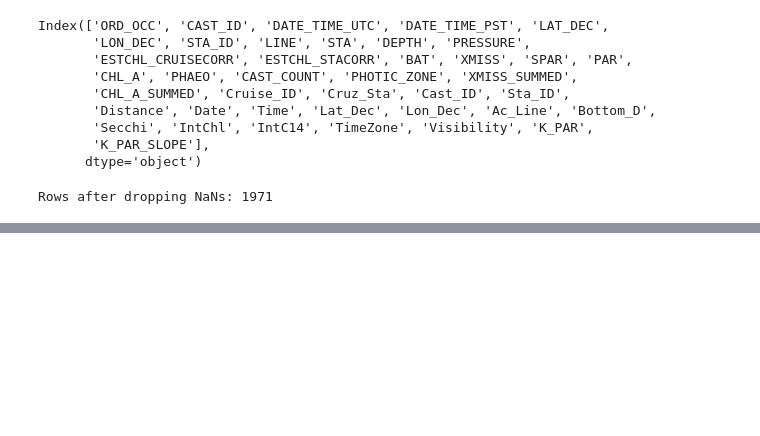
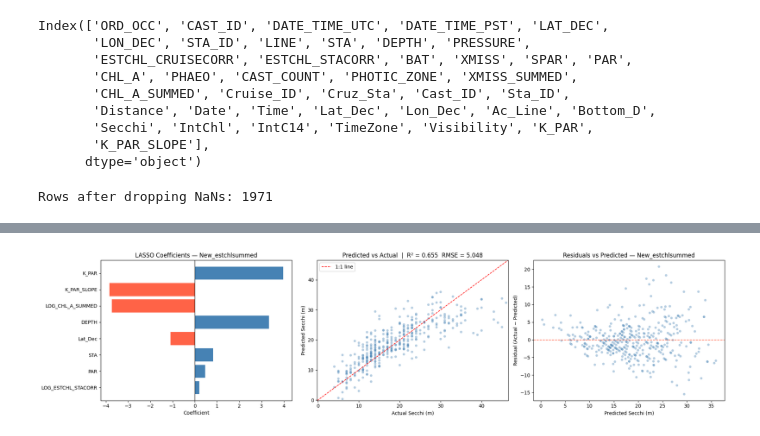
Before and after one commit to LucasC212/Scripps-Light-Attenuation-Capstone-Project, a Jupyter notebook: scripts/Lucas-LASSO-enhanced47.ipynb, the cells around one changed output, grey strips where cells are left out. Saved outputs shown, nothing was run; the diff lists cells and outputs as text; code cells hidden in the pictures; blank space fills up the shorter version.

```diff
--- a/scripts/Lucas-LASSO-enhanced47.ipynb
+++ b/scripts/Lucas-LASSO-enhanced47.ipynb
@@ -300,0 +469,39 @@ plt.show()
+# %%
+# ── Diagnostics — New_estchlsummed refit ─────────────────────────────────────
+residuals_new = y_new_test - y_new_pred
+
+fig, axes = plt.subplots(1, 3, figsize=(20, 5))
+
+# 1. Coefficient bar chart
+ax = axes[0]
+colors = ['tomato' if c < 0 else 'steelblue' for c in coef_new_df['Coefficient']]
+ax.barh(coef_new_df['Feature'], coef_new_df['Coefficient'], color=colors)
+ax.axvline(0, color='black', linewidth=0.8)
+ax.set_xlabel('Coefficient')
+ax.set_title('LASSO Coefficients — New_estchlsummed')
+ax.invert_yaxis()
+
+# 2. Predicted vs Actual
+ax = axes[1]
+lims = [min(y_new_test.min(), y_new_pred.min()) - 0.5,
+        max(y_new_test.max(), y_new_pred.max()) + 0.5]
+ax.scatter(y_new_test, y_new_pred, alpha=0.4, edgecolors='none', color='steelblue', s=25)
+ax.plot(lims, lims, 'r--', linewidth=1.2, label='1:1 line')
+ax.set_xlim(lims); ax.set_ylim(lims)
+ax.set_xlabel('Actual Secchi (m)')
+ax.set_ylabel('Predicted Secchi (m)')
+ax.set_title(f'Predicted vs Actual  |  R² = {r2_new:.3f}  RMSE = {rmse_new:.3f}')
+ax.legend()
+
+# 3. Residuals vs Predicted
+ax = axes[2]
+ax.scatter(y_new_pred, residuals_new, alpha=0.4, edgecolors='none', color='steelblue', s=25)
+ax.axhline(0, color='tomato', linestyle='--', linewidth=1.2)
+ax.set_xlabel('Predicted Secchi (m)')
+ax.set_ylabel('Residual (Actual − Predicted)')
+ax.set_title('Residuals vs Predicted — New_estchlsummed')
+
+plt.tight_layout()
+plt.show()
+# %% [output]
+[figure, added]
```
Also changed, not shown: parts of 14 cells of this notebook, 1 other file.
